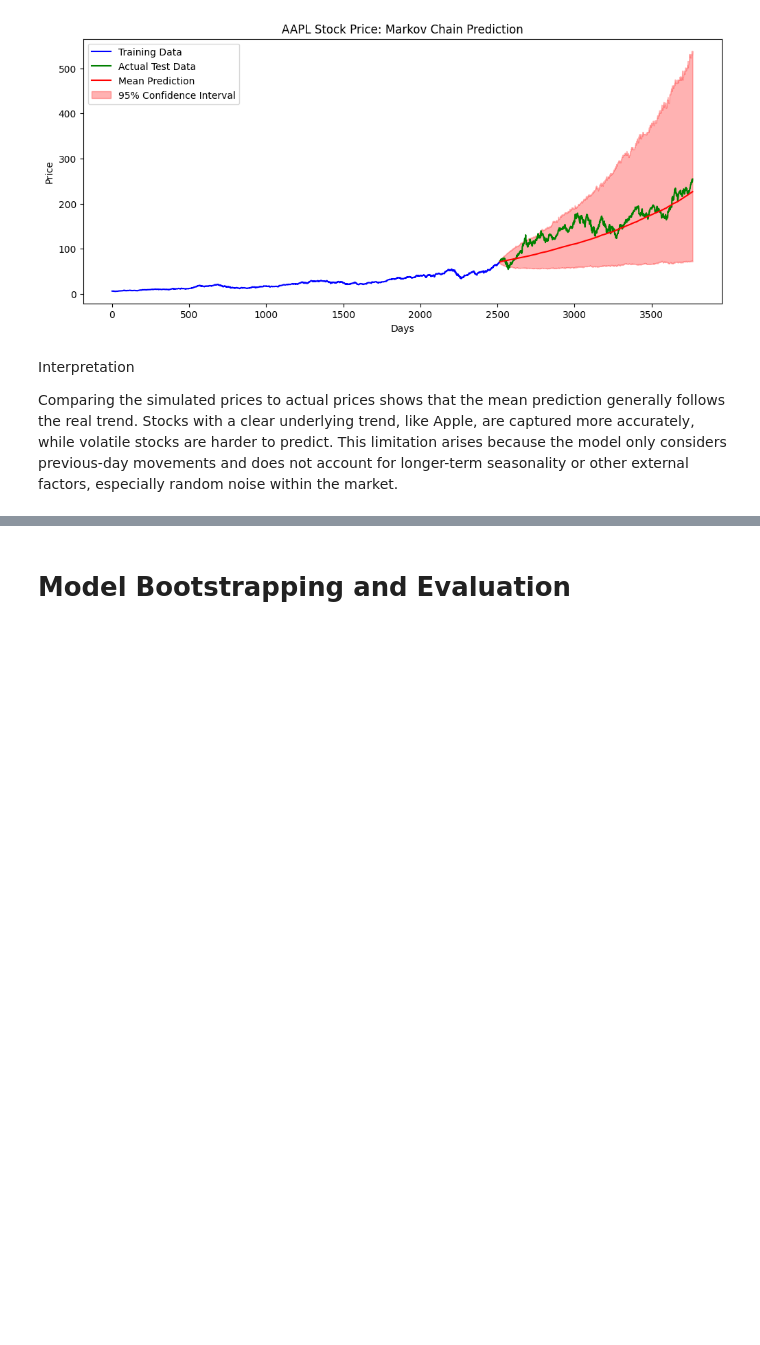
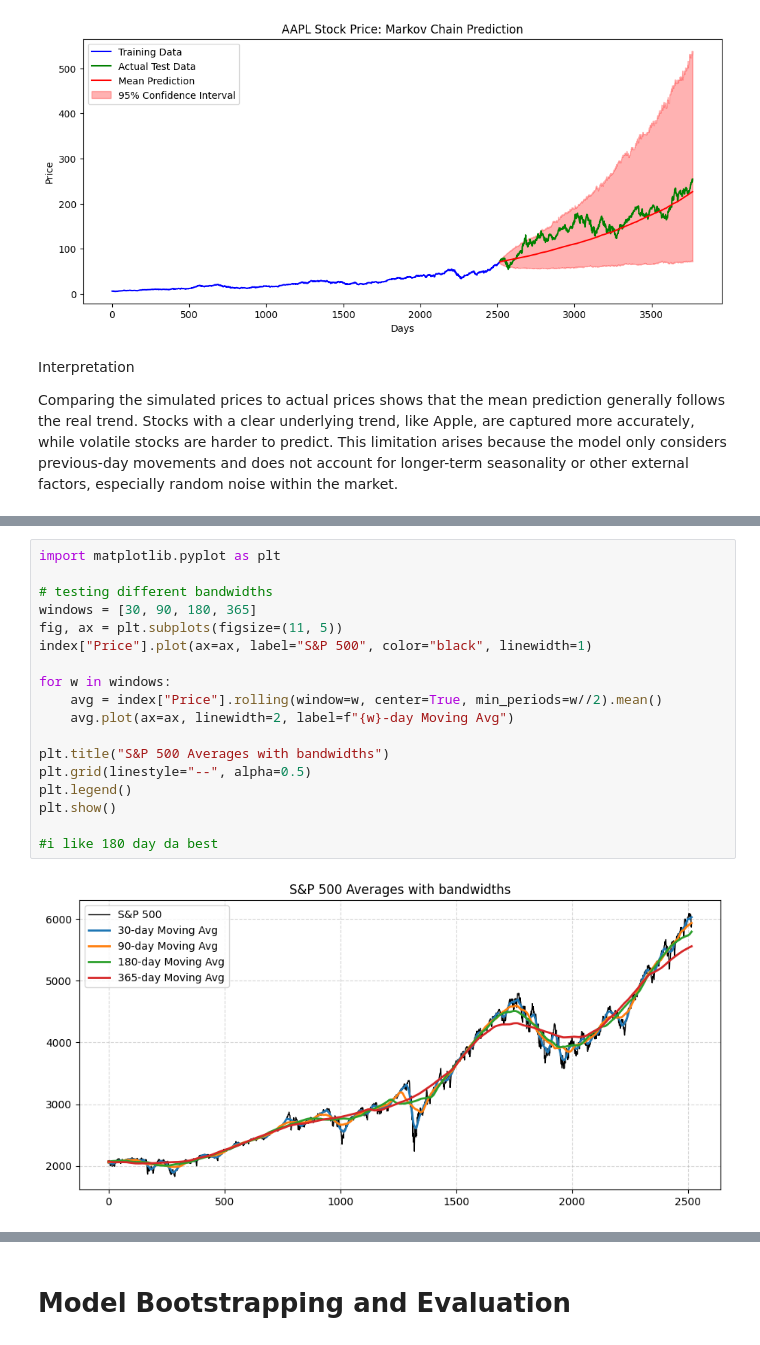
Before and after one commit to jmhowe03-jmh/understanding_uncertainty_project1, a Jupyter notebook: project_final.ipynb, the cells around one changed output, grey strips where cells are left out. Drawn from its saved outputs; the diff is of its cells as text; blank space fills up the shorter version.

```diff
--- a/project_final.ipynb
+++ b/project_final.ipynb
@@ -627,0 +654,20 @@ Comparing the simulated prices to actual prices shows that the mean prediction g
+# %%
+import matplotlib.pyplot as plt
+
+# testing different bandwidths
+windows = [30, 90, 180, 365]
+fig, ax = plt.subplots(figsize=(11, 5))
+index["Price"].plot(ax=ax, label="S&P 500", color="black", linewidth=1)
+
+for w in windows:
+    avg = index["Price"].rolling(window=w, center=True, min_periods=w//2).mean()
+    avg.plot(ax=ax, linewidth=2, label=f"{w}-day Moving Avg")
+
+plt.title("S&P 500 Averages with bandwidths")
+plt.grid(linestyle="--", alpha=0.5)
+plt.legend()
+plt.show()
+
+#i like 180 day da best
+# %% [output]
+[figure, added]
```
Also changed, not shown: parts of 14 cells of this notebook.
